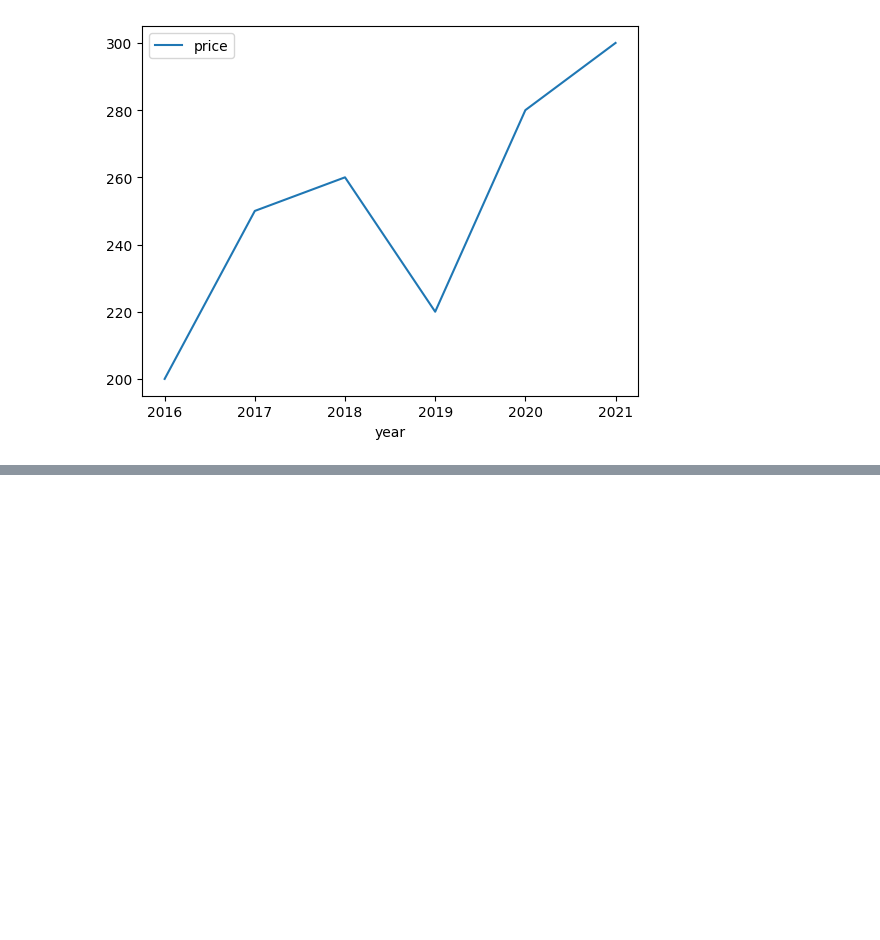
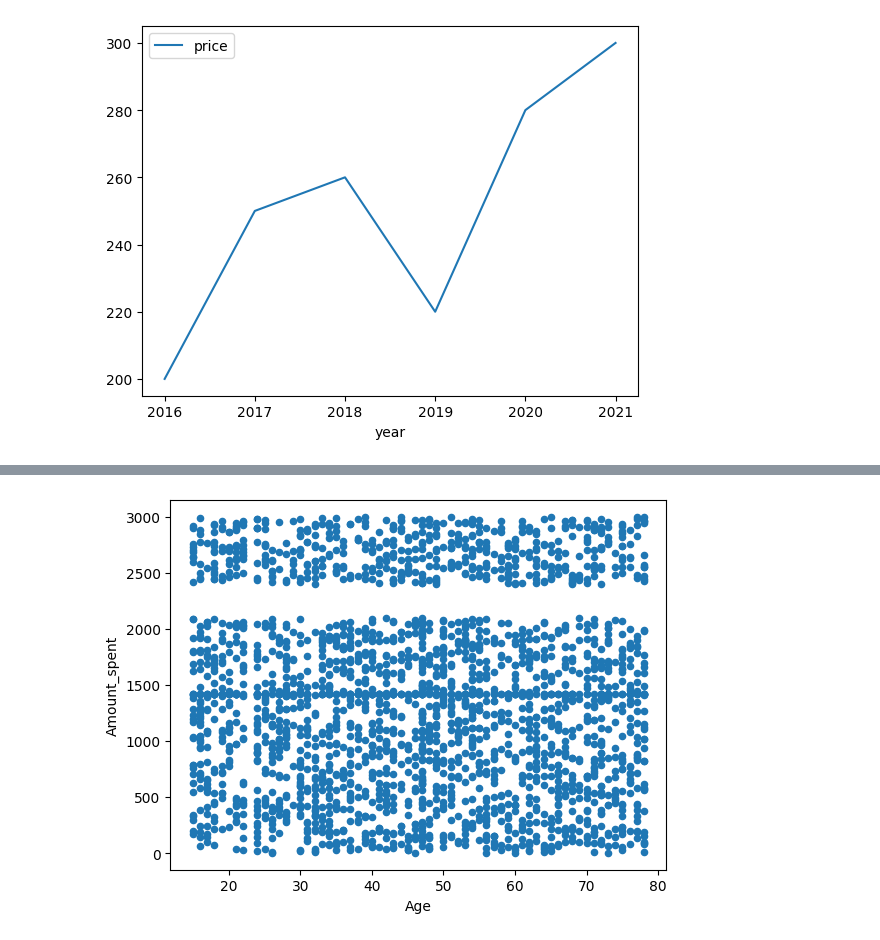
Before and after one commit to AMIRHOSSEINFSH/OnlineStoreCustomerAnalyses, a Jupyter notebook: processor/Main.ipynb, the cells around one changed output, grey strips where cells are left out. Saved outputs shown, nothing was run; the diff lists cells and outputs as text; code cells hidden in the pictures; blank space fills up the shorter version.

```diff
--- a/processor/Main.ipynb
+++ b/processor/Main.ipynb
@@ -44,0 +76,8 @@ df_line.plot('year', 'price')
+# %%
+dataArr.plot(
+    x='Age',
+    y='Amount_spent',
+    kind='scatter'
+);
+# %% [output]
+[figure, added]
```
Also changed, not shown: parts of 7 cells of this notebook, 2 other files.
